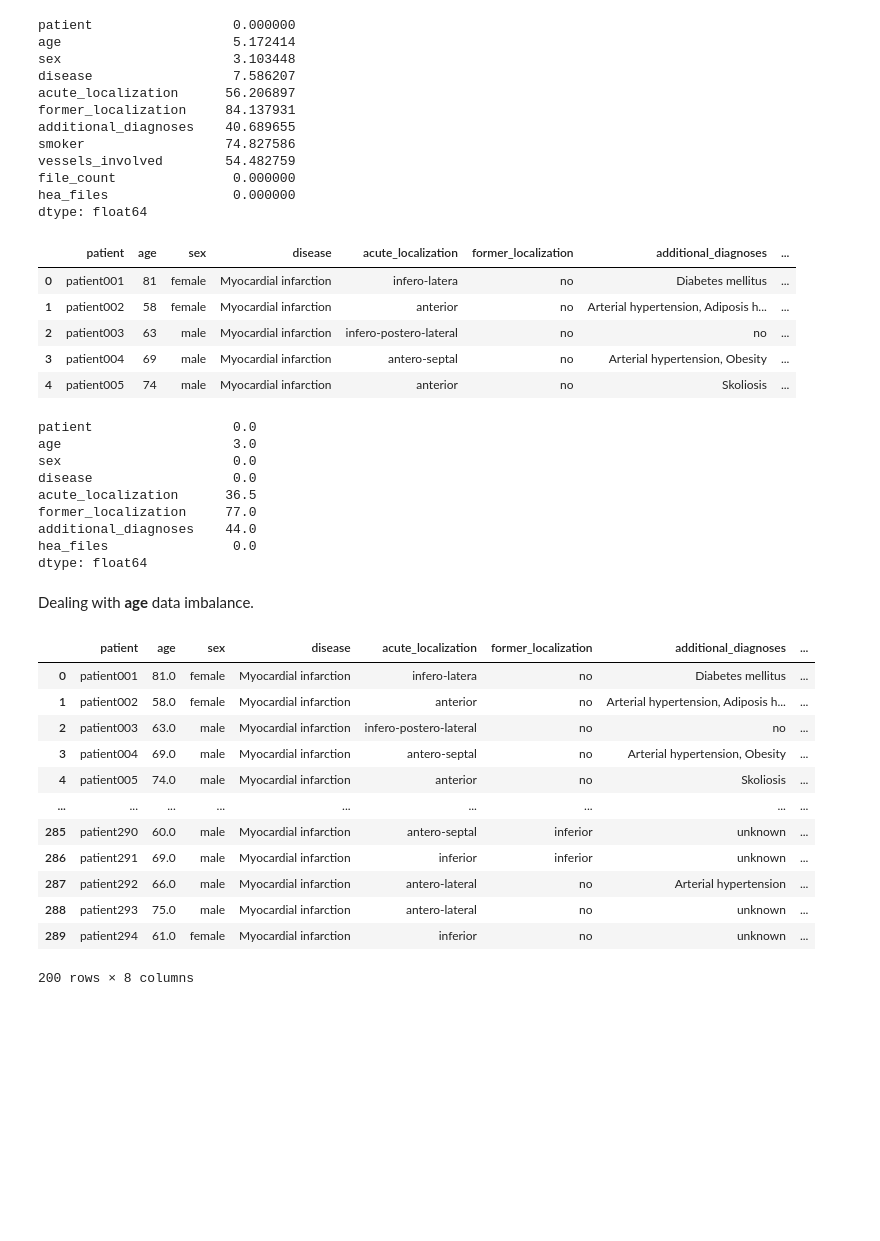
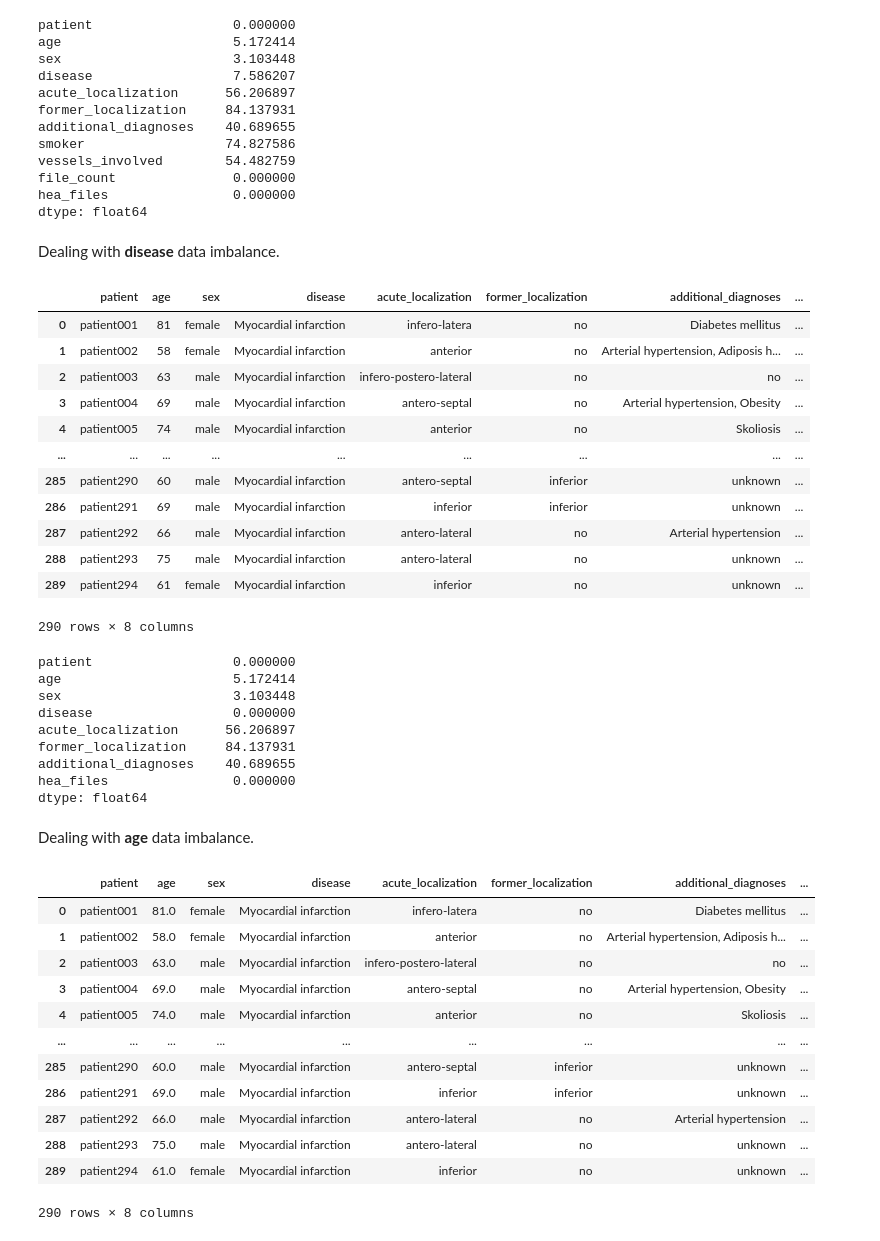
Before and after one commit to ArjuMukherjee/myocardial-infarction-detection, a Jupyter notebook: ecg-diagnosis.ipynb, the cells around one changed output. Saved outputs shown, nothing was run; the diff lists cells and outputs as text; code cells hidden in the pictures; blank space fills up the shorter version.

```diff
--- a/ecg-diagnosis.ipynb
+++ b/ecg-diagnosis.ipynb
@@ -300,26 +344,36 @@ vessels_involved        54.482759
 file_count               0.000000
 hea_files                0.000000
 dtype: float64
+# %% [markdown]
+Dealing with **disease** data imbalance.
 # %%
 patient_detail = patient_details.drop(columns=['vessels_involved','file_count','smoker'])
-final_patient_details = patient_detail[patient_detail['disease'].isin(["Myocardial infarction", "Healthy control"])]
-final_patient_details.head()
+final_patient_details = patient_detail.copy()
+final_patient_details.loc[~final_patient_details['disease'].isin(["Myocardial infarction", "Healthy control"]), 'disease'] = 'other'
+final_patient_details
 # %% [output]
 |  | patient | age | sex | disease | acute_localization | former_localization | additional_diagnoses | ... |
 | 0 | patient001 | 81 | female | Myocardial infarction | infero-latera | no | Diabetes mellitus | ... |
 | 1 | patient002 | 58 | female | Myocardial infarction | anterior | no | Arterial hypertension, Adiposis h... | ... |
 | 2 | patient003 | 63 | male | Myocardial infarction | infero-postero-lateral | no | no | ... |
 | 3 | patient004 | 69 | male | Myocardial infarction | antero-septal | no | Arterial hypertension, Obesity | ... |
 | 4 | patient005 | 74 | male | Myocardial infarction | anterior | no | Skoliosis | ... |
+| ... | ... | ... | ... | ... | ... | ... | ... | ... |
+| 285 | patient290 | 60 | male | Myocardial infarction | antero-septal | inferior | unknown | ... |
+| 286 | patient291 | 69 | male | Myocardial infarction | inferior | inferior | unknown | ... |
+| 287 | patient292 | 66 | male | Myocardial infarction | antero-lateral | no | Arterial hypertension | ... |
+| 288 | patient293 | 75 | male | Myocardial infarction | antero-lateral | no | unknown | ... |
+| 289 | patient294 | 61 | female | Myocardial infarction | inferior | no | unknown | ... |
+290 rows × 8 columns
 # %%
 final_patient_details.isin([np.nan,"unknown","no","","N/A","n/a","?","-"]).sum()/final_patient_details.shape[0] * 100
 # %% [output]
-patient                  0.0
-age                      3.0
-sex                      0.0
-disease                  0.0
-acute_localization      36.5
-former_localization     77.0
-additional_diagnoses    44.0
-hea_files                0.0
+patient                  0.000000
+age                      5.172414
+sex                      3.103448
+disease                  0.000000
+acute_localization      56.206897
+former_localization     84.137931
+additional_diagnoses    40.689655
+hea_files                0.000000
 dtype: float64
@@ -328,7 +382,6 @@ patients = final_patient_details
 # %% [markdown]
 Dealing with **age** data imbalance.
 # %%
-patients = patients.replace('n/a', np.nan)
 patients['age'] = SimpleImputer(strategy='mean').fit_transform(patients[['age']])
 patients
 # %% [output]
@@ -344,5 +397,5 @@ patients
 | 287 | patient292 | 66.0 | male | Myocardial infarction | antero-lateral | no | Arterial hypertension | ... |
 | 288 | patient293 | 75.0 | male | Myocardial infarction | antero-lateral | no | unknown | ... |
 | 289 | patient294 | 61.0 | female | Myocardial infarction | inferior | no | unknown | ... |
-200 rows × 8 columns
+290 rows × 8 columns
 # %%
```
Also changed, not shown: parts of 44 cells of this notebook.
